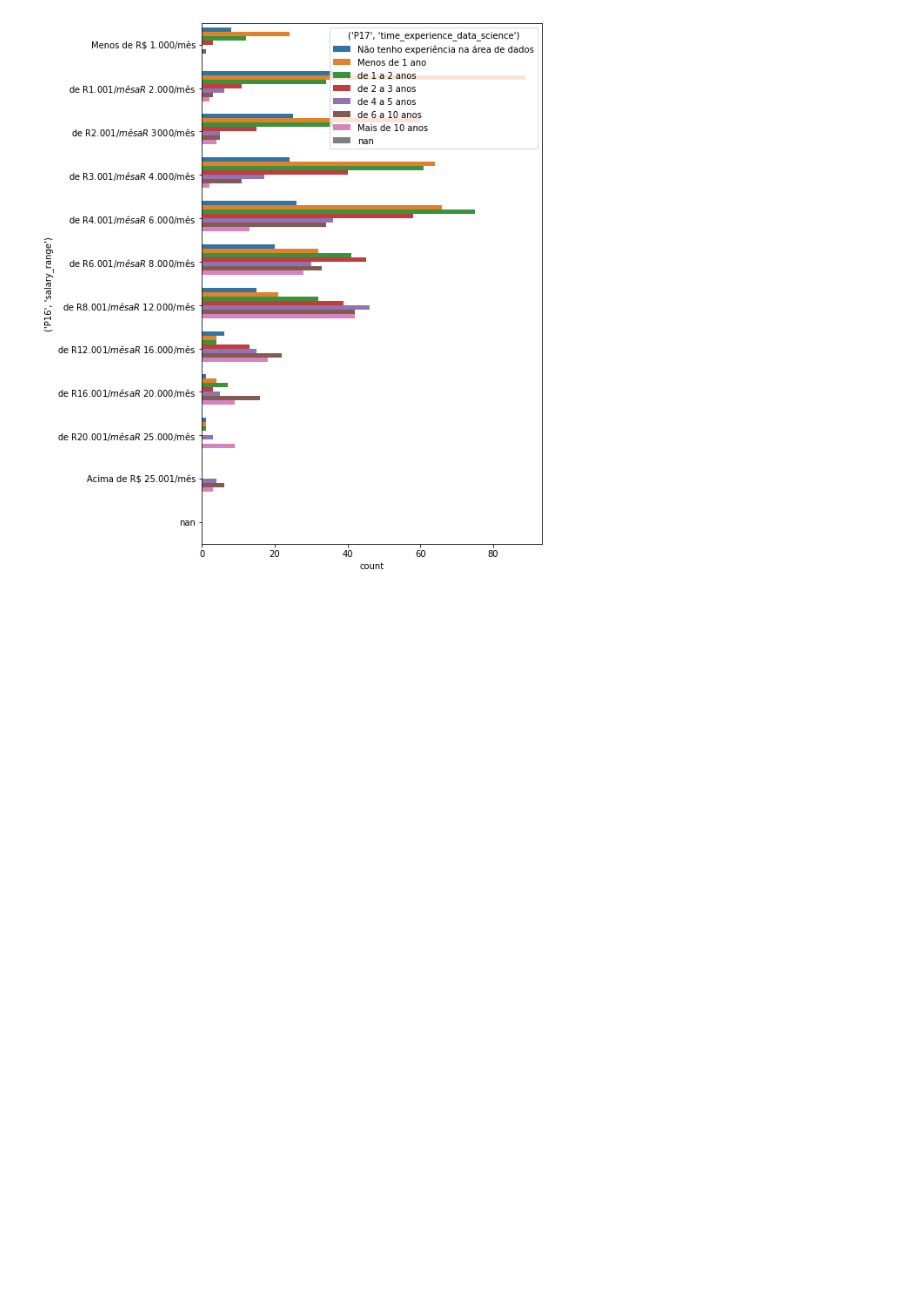
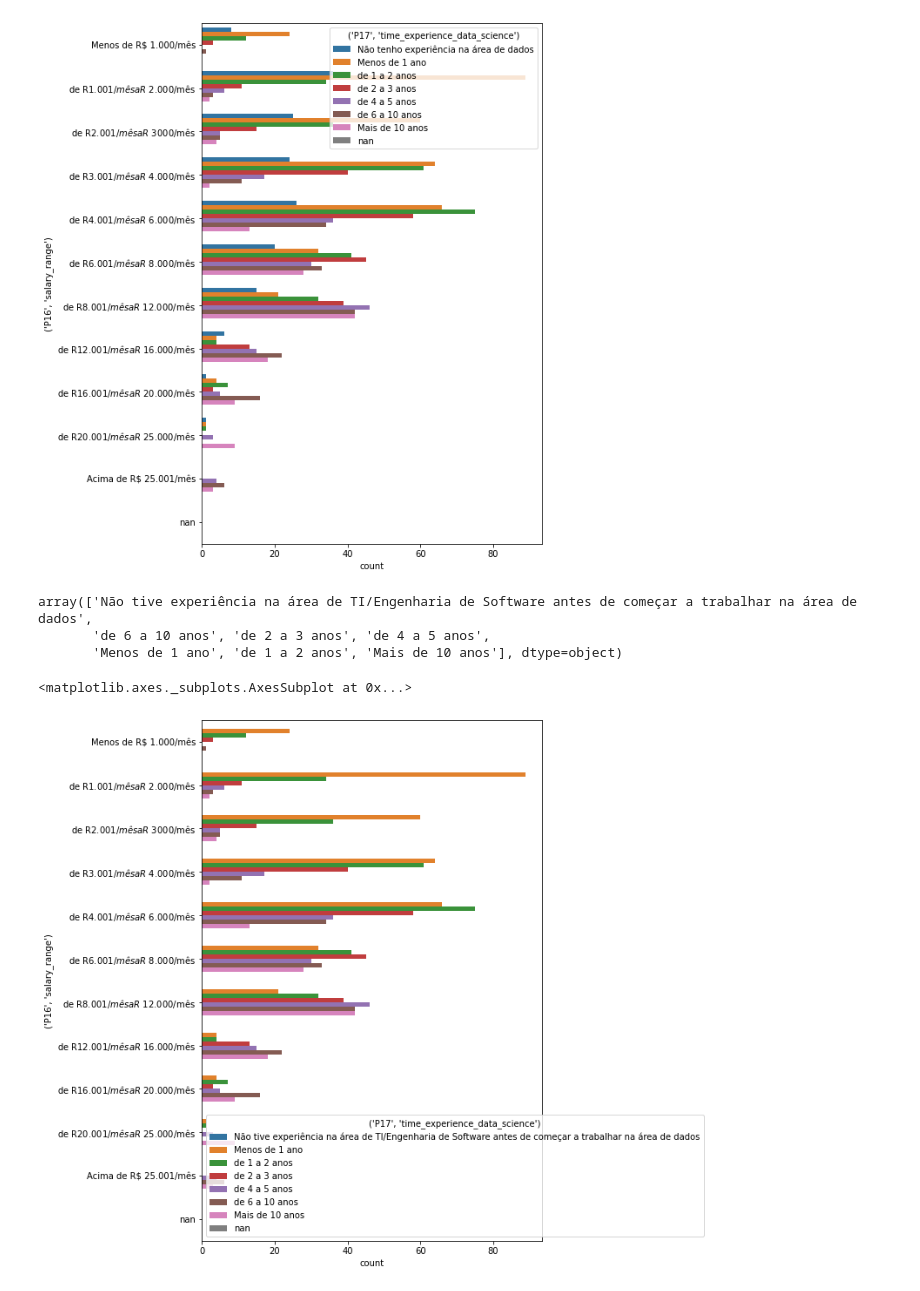
Before and after one commit to dancbatista/projeto_final_awari, a Jupyter notebook: projetoFinalAwari.ipynb, the cells around one changed output. Cells and saved outputs as stored; diff of their text form; code cells hidden in the pictures; blank space fills up the shorter version.

```diff
--- a/projetoFinalAwari.ipynb
+++ b/projetoFinalAwari.ipynb
@@ -94,3 +94,18 @@ sns.countplot(y="('P16', 'salary_range')",hue="('P17', 'time_experience_data_sci
 # %% [output]
 <matplotlib.axes._subplots.AxesSubplot at 0x...>
 [figure]
+# %%
+df["('P18', 'time_experience_before')"].unique()
+# %% [output]
+array(['Não tive experiência na área de TI/Engenharia de Software antes de começar a trabalhar na área de dados',
+       'de 6 a 10 anos', 'de 2 a 3 anos', 'de 4 a 5 anos',
+       'Menos de 1 ano', 'de 1 a 2 anos', 'Mais de 10 anos'], dtype=object)
+# %%
+experience_before_order = ['Não tive experiência na área de TI/Engenharia de Software antes de começar a trabalhar na área de dados',
+                           'Menos de 1 ano', 'de 1 a 2 anos', 'de 2 a 3 anos', 'de 4 a 5 anos', 'de 6 a 10 anos', 'Mais de 10 anos', np.nan]
+# %%
+plt.figure(figsize=(7,11))
+sns.countplot(y="('P16', 'salary_range')",hue="('P17', 'time_experience_data_science')",order=salary_order, hue_order=experience_before_order, data=df)
+# %% [output]
+<matplotlib.axes._subplots.AxesSubplot at 0x...>
+[figure, added]
```
